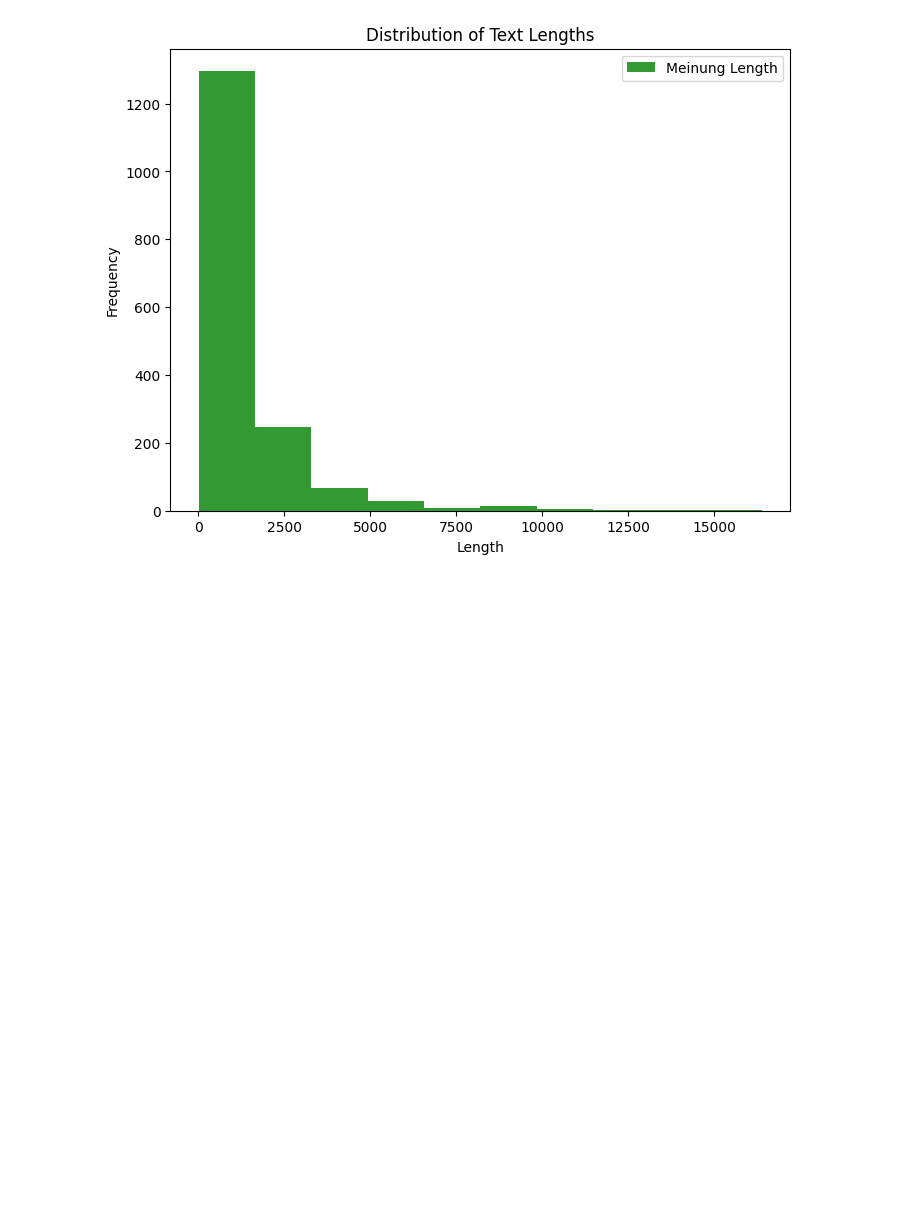
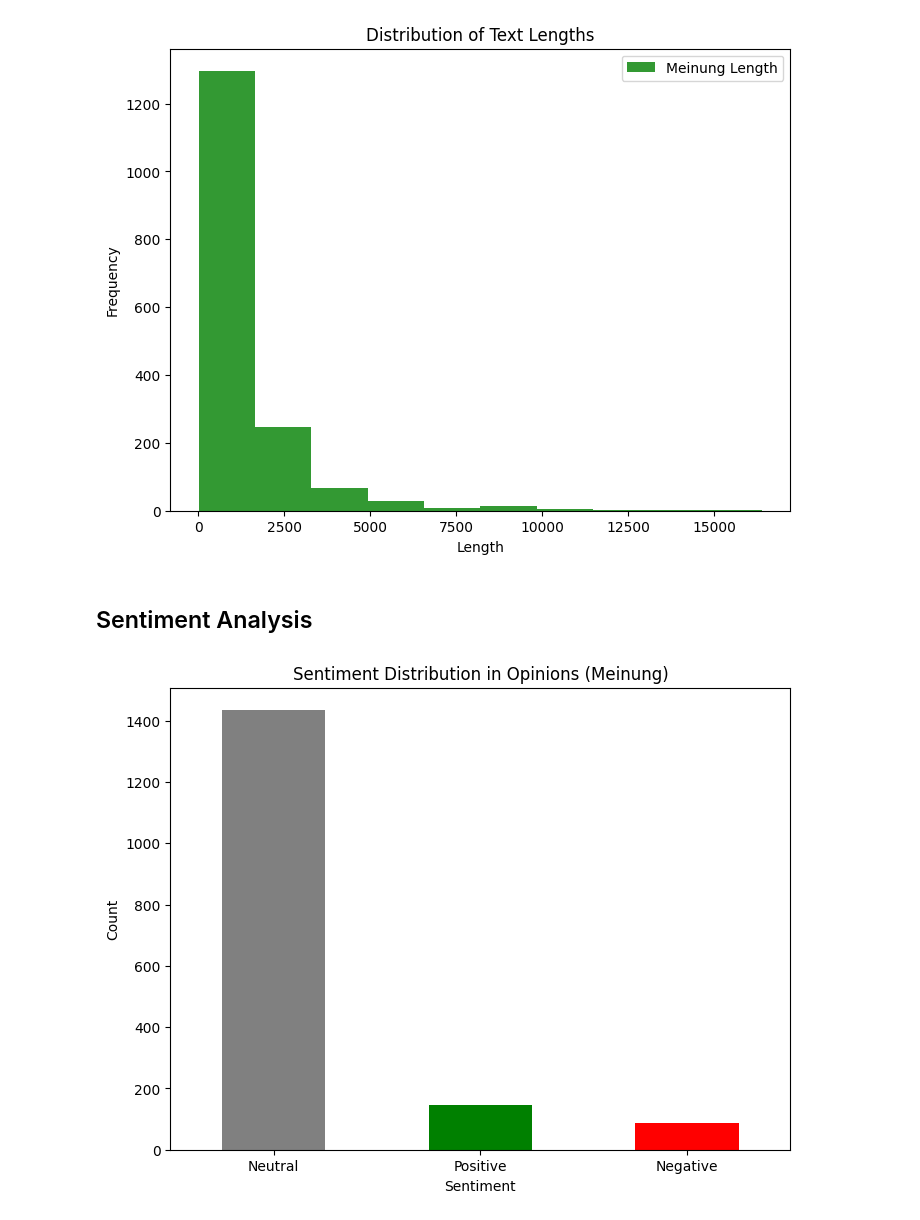
Before and after one commit to Abodx9/KI-BigData, a Jupyter notebook: Vektordatenbanken/Visualization.ipynb, the cells around one changed output. Saved outputs shown, nothing was run; the diff lists cells and outputs as text; code cells hidden in the pictures; blank space fills up the shorter version.

Commit message:
Sentiment Analysis

```diff
--- a/Vektordatenbanken/Visualization.ipynb
+++ b/Vektordatenbanken/Visualization.ipynb
@@ -82,3 +82,22 @@ plt.legend()
 plt.show()
 # %% [output]
 [figure]
+# %% [markdown]
+## Sentiment Analysis
+# %%
+from textblob import TextBlob
+
+df['Sentiment'] = df['Meinung'].dropna().apply(lambda x: TextBlob(x).sentiment.polarity)
+
+sentiment_labels = pd.cut(df['Sentiment'], bins=[-1, -0.1, 0.1, 1], labels=['Negative', 'Neutral', 'Positive'])
+
+sentiment_counts = sentiment_labels.value_counts()
+
+sentiment_counts.plot(kind='bar', color=['grey', 'green', 'red'], figsize=(8, 6))
+plt.title("Sentiment Distribution in Opinions (Meinung)")
+plt.xlabel("Sentiment")
+plt.ylabel("Count")
+plt.xticks(rotation=0)
+plt.show()
+# %% [output]
+[figure, added]
```
